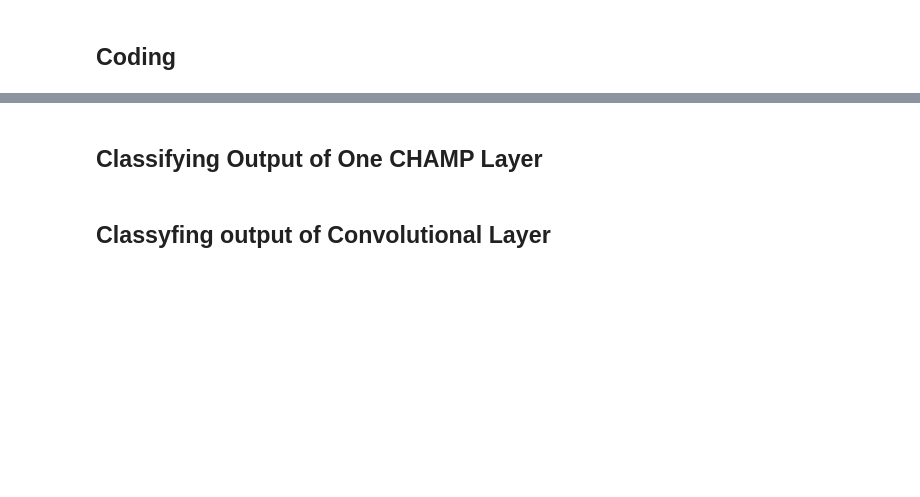
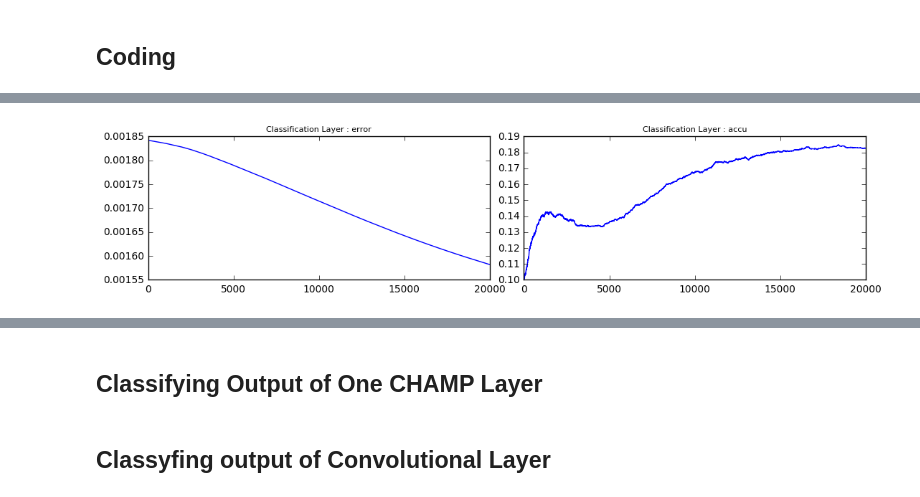
Before and after one commit to VictorBoutin/CHAMP, a Jupyter notebook: Probe/Coding.With.CHAMP.STL10.ipynb, the cells around one changed output, grey strips where cells are left out. Saved outputs shown, nothing was run; the diff lists cells and outputs as text; code cells hidden in the pictures; blank space fills up the shorter version.

```diff
--- a/Probe/Coding.With.CHAMP.STL10.ipynb
+++ b/Probe/Coding.With.CHAMP.STL10.ipynb
@@ -84,0 +87,4 @@ else :
+# %%
+DisplayConvergenceClassif(Classifier_Raw, to_display=['error','accu'])
+# %% [output]
+[figure, added]
```
Also changed, not shown: parts of 12 cells of this notebook, 12 other files.
